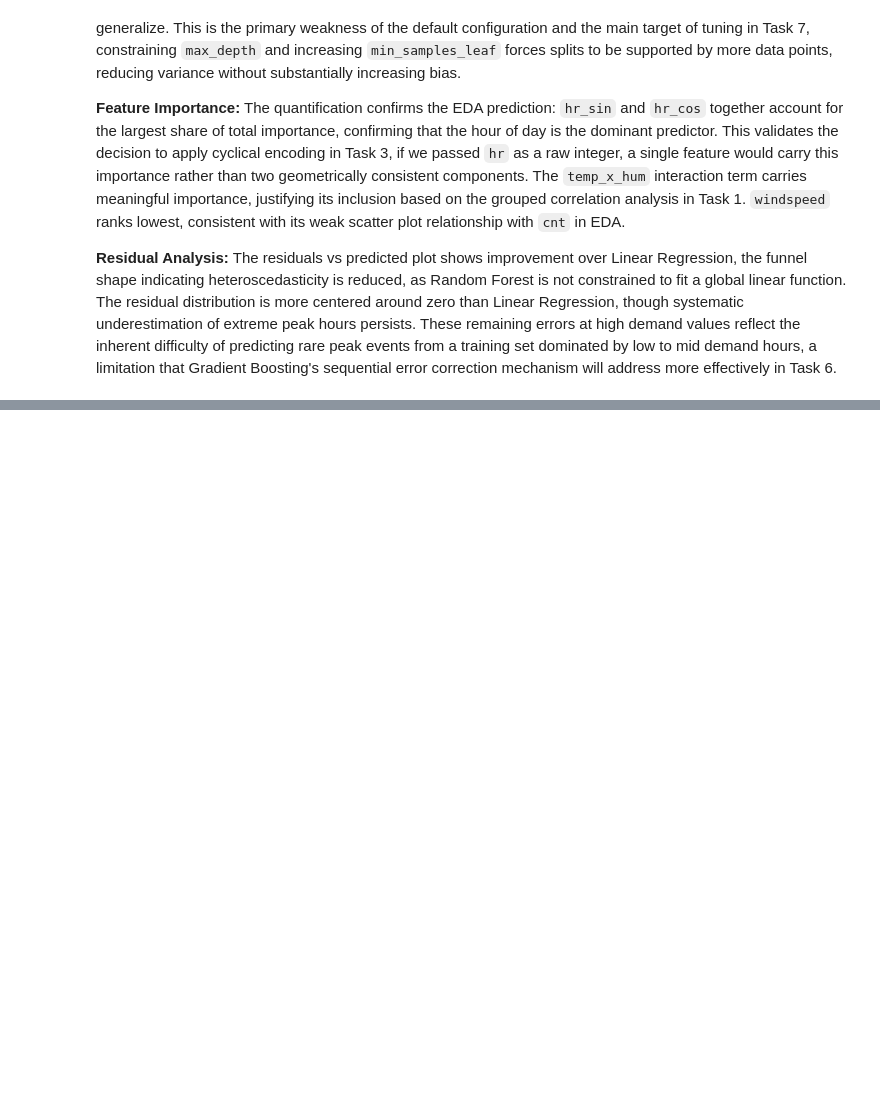
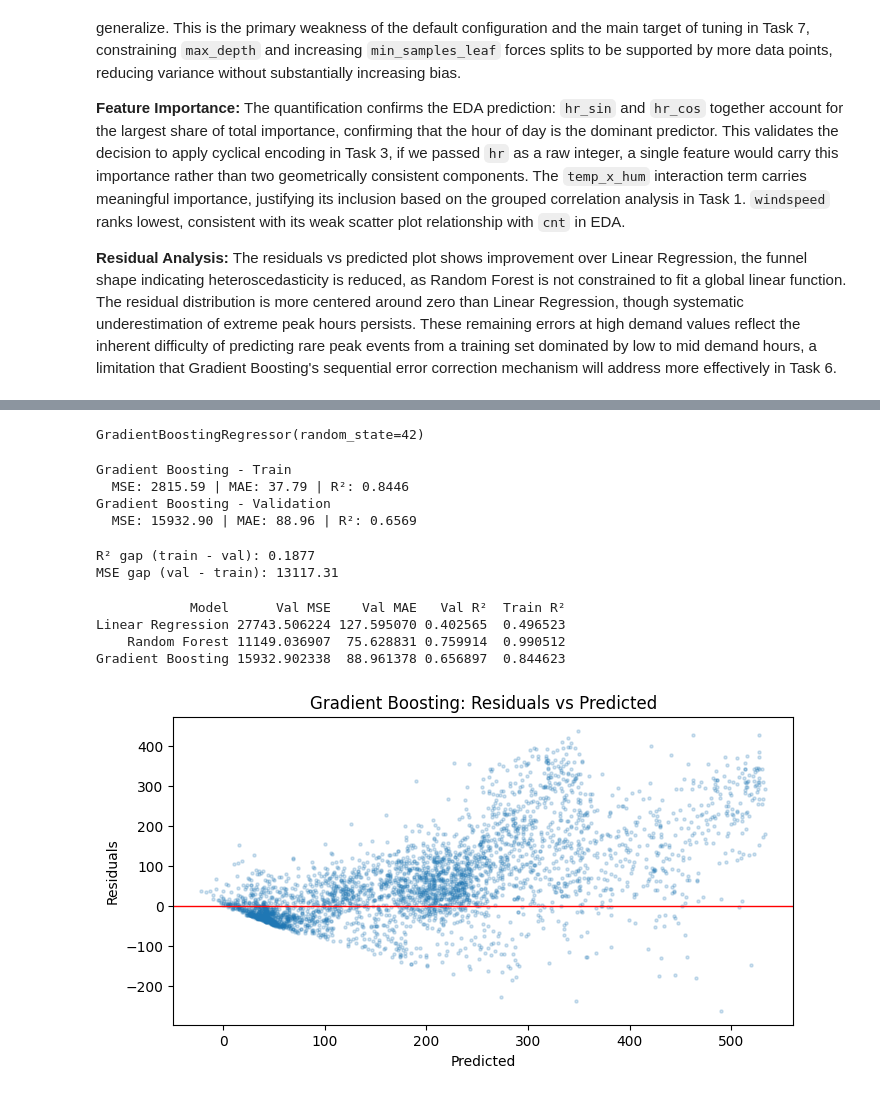
Before and after one commit to adakoieu2024-collab/ml-assignment2, a Jupyter notebook: assignment_2_Alesia_Dako.ipynb, the cells around one changed output, grey strips where cells are left out. Saved outputs shown, nothing was run; the diff lists cells and outputs as text; code cells hidden in the pictures; blank space fills up the shorter version.

Commit message:
Tasks 6 and 7 complete

```diff
--- a/assignment_2_Alesia_Dako.ipynb
+++ b/assignment_2_Alesia_Dako.ipynb
@@ -922,0 +948,78 @@ address more effectively in Task 6.
+# %%
+# Train Gradient Boosting with conservative base parameters
+# max_depth=3 keeps individual learners shallow to limit variance
+# learning_rate=0.1 is a standard starting point before tuning
+gb = GradientBoostingRegressor(
+    n_estimators=100,
+    learning_rate=0.1,
+    max_depth=3,
+    random_state=42
+)
+gb.fit(X_train, y_train)
+# %% [output]
+GradientBoostingRegressor(random_state=42)
+# %%
+# Evaluate on train and validation
+preds_gb_train = evaluate(gb, X_train, y_train, "Gradient Boosting - Train")
+preds_gb_val   = evaluate(gb, X_val,   y_val,   "Gradient Boosting - Validation")
+# %% [output]
+Gradient Boosting - Train
+  MSE: 2815.59 | MAE: 37.79 | R²: 0.8446
+Gradient Boosting - Validation
+  MSE: 15932.90 | MAE: 88.96 | R²: 0.6569
+# %%
+# Quantify train/val gap (same diagnostic that was used in Task 5)
+train_r2_gb  = r2_score(y_train, preds_gb_train)
+val_r2_gb    = r2_score(y_val, preds_gb_val)
+train_mse_gb = mean_squared_error(y_train, preds_gb_train)
+val_mse_gb   = mean_squared_error(y_val, preds_gb_val)
+
+print(f"R² gap (train - val): {train_r2_gb - val_r2_gb:.4f}")
+print(f"MSE gap (val - train): {val_mse_gb - train_mse_gb:.2f}")
+# %% [output]
+R² gap (train - val): 0.1877
+MSE gap (val - train): 13117.31
+# %%
+# Three model comparison on validation set
+comparison = pd.DataFrame({
+    'Model': ['Linear Regression', 'Random Forest', 'Gradient Boosting'],
+    'Val MSE': [
+        mean_squared_error(y_val, preds_lr_val),
+        mean_squared_error(y_val, preds_rf_val),
+        mean_squared_error(y_val, preds_gb_val)
+    ],
+    'Val MAE': [
+        mean_absolute_error(y_val, preds_lr_val),
+        mean_absolute_error(y_val, preds_rf_val),
+        mean_absolute_error(y_val, preds_gb_val)
+    ],
+    'Val R²': [
+        r2_score(y_val, preds_lr_val),
+        r2_score(y_val, preds_rf_val),
+        r2_score(y_val, preds_gb_val)
+    ],
+    'Train R²': [
+        r2_score(y_train, preds_lr_train),
+        r2_score(y_train, preds_rf_train),
+        r2_score(y_train, preds_gb_train)
+    ]
+})
+print(comparison.to_string(index=False))
+# %% [output]
+            Model      Val MSE    Val MAE   Val R²  Train R²
+Linear Regression 27743.506224 127.595070 0.402565  0.496523
+    Random Forest 11149.036907  75.628831 0.759914  0.990512
+Gradient Boosting 15932.902338  88.961378 0.656897  0.844623
+# %%
+# Residuals vs Predicted
+residuals_gb = y_val - preds_gb_val
+
+plt.figure(figsize=(8, 4))
+plt.scatter(preds_gb_val, residuals_gb, alpha=0.2, s=5)
+plt.axhline(0, color='red', linewidth=1)
+plt.xlabel("Predicted")
+plt.ylabel("Residuals")
+plt.title("Gradient Boosting: Residuals vs Predicted")
+plt.show()
+# %% [output]
+[figure, added]
```
Also changed, not shown: parts of 19 cells of this notebook.
